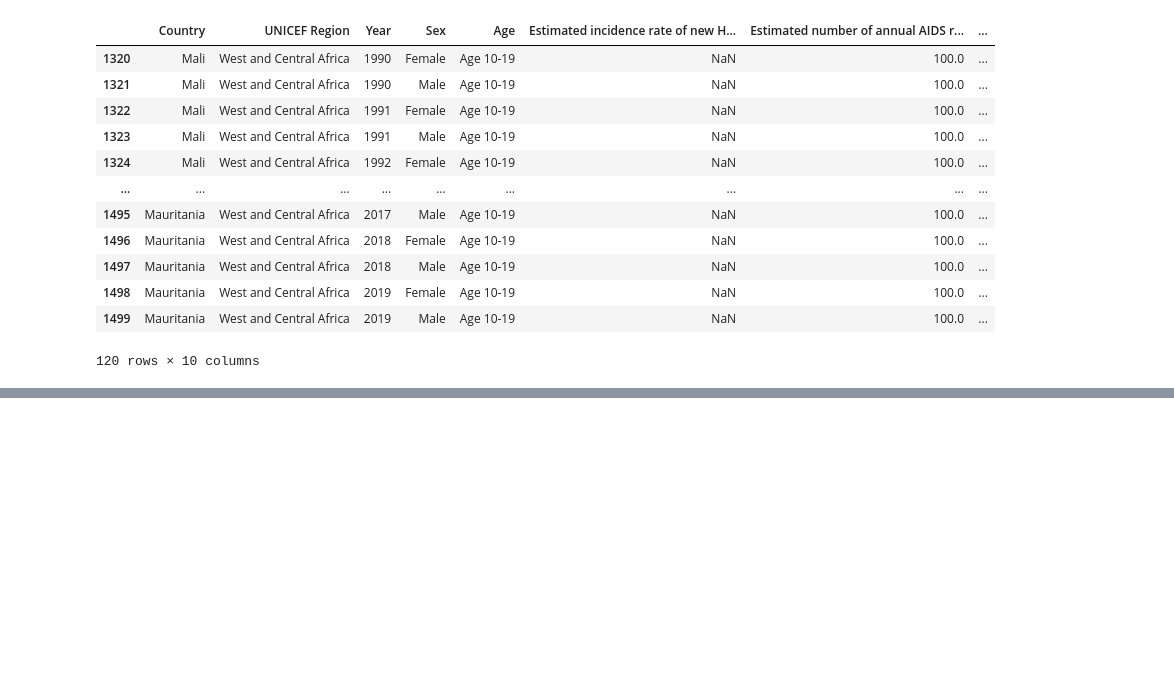
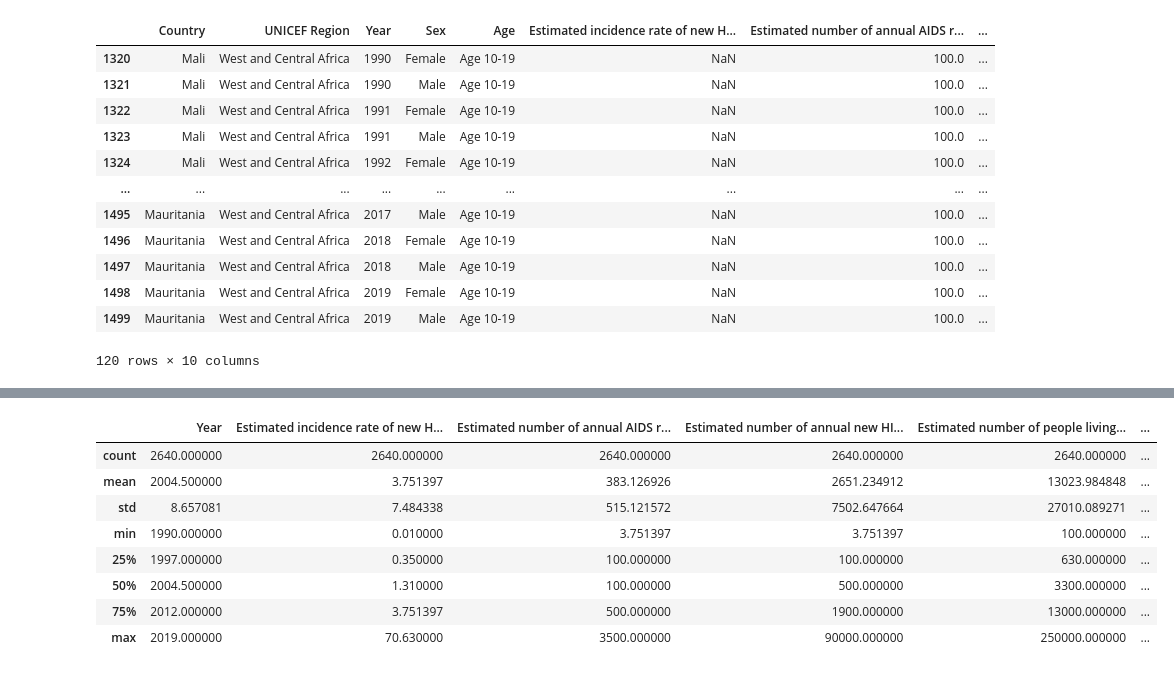
Before and after one commit to robsworld718/Gender_Inequality_HIV, a Jupyter notebook: Gender_Inequality_HIV.ipynb, the cells around one changed output, grey strips where cells are left out. Cells and saved outputs as stored; diff of their text form; code cells hidden in the pictures; blank space fills up the shorter version.

```diff
--- a/Gender_Inequality_HIV.ipynb
+++ b/Gender_Inequality_HIV.ipynb
@@ -68,0 +111,12 @@ Gender_hiv[Gender_hiv['Estimated incidence rate of new HIV infection per 1 000 u
+# %%
+Gender_hiv2.describe()
+# %% [output]
+|  | Year | Estimated incidence rate of new H... | Estimated number of annual AIDS r... | Estimated number of annual new HI... | Estimated number of people living... | ... |
+| count | 2640.000000 | 2640.000000 | 2640.000000 | 2640.000000 | 2640.000000 | ... |
+| mean | 2004.500000 | 3.751397 | 383.126926 | 2651.234912 | 13023.984848 | ... |
+| std | 8.657081 | 7.484338 | 515.121572 | 7502.647664 | 27010.089271 | ... |
+| min | 1990.000000 | 0.010000 | 3.751397 | 3.751397 | 100.000000 | ... |
+| 25% | 1997.000000 | 0.350000 | 100.000000 | 100.000000 | 630.000000 | ... |
+| 50% | 2004.500000 | 1.310000 | 100.000000 | 500.000000 | 3300.000000 | ... |
+| 75% | 2012.000000 | 3.751397 | 500.000000 | 1900.000000 | 13000.000000 | ... |
+| max | 2019.000000 | 70.630000 | 3500.000000 | 90000.000000 | 250000.000000 | ... |
```
Also changed, not shown: parts of 20 cells of this notebook.
